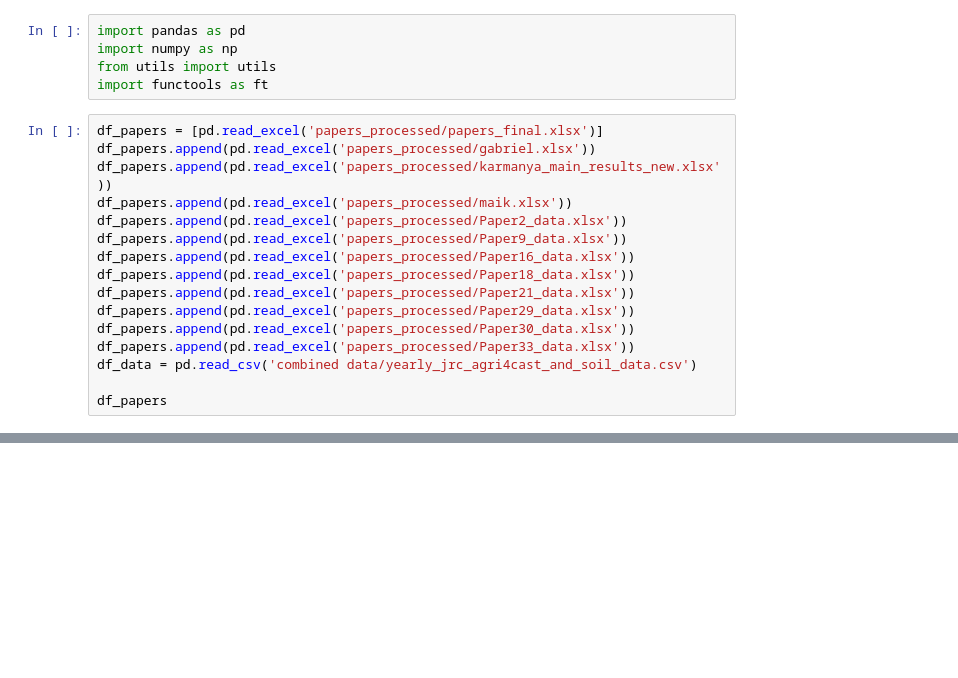
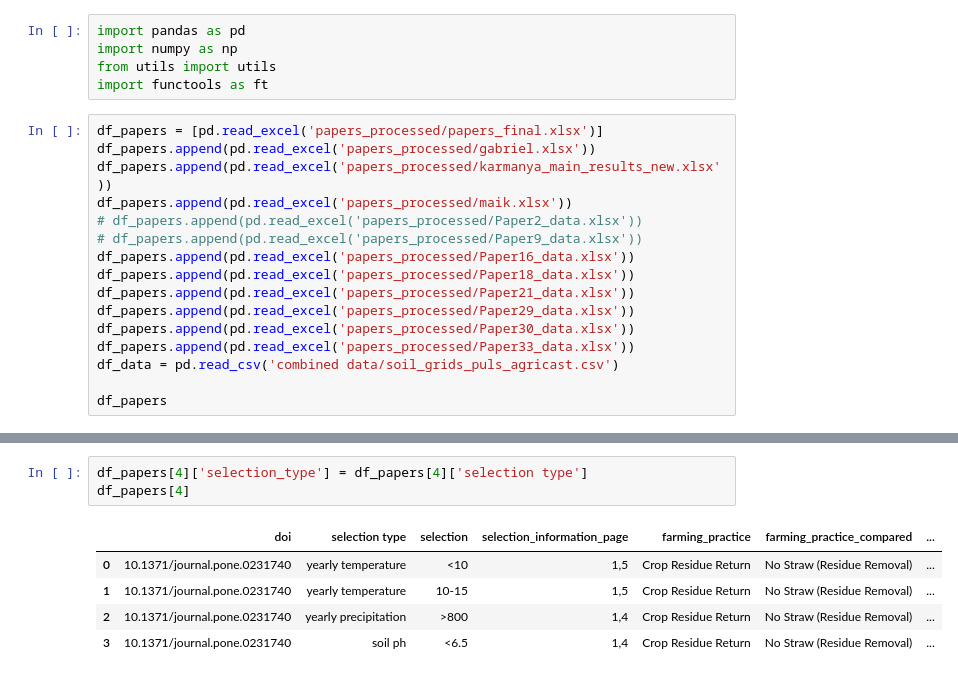
Before and after one commit to Aryyt/Master-Project-3, a Jupyter notebook: combine.ipynb, the cells around one changed output, grey strips where cells are left out. Drawn from its saved outputs; the diff is of its cells as text; blank space fills up the shorter version.

```diff
--- a/combine.ipynb
+++ b/combine.ipynb
@@ -8,15 +8,15 @@ df_papers = [pd.read_excel('papers_processed/papers_final.xlsx')]
 df_papers.append(pd.read_excel('papers_processed/gabriel.xlsx'))
 df_papers.append(pd.read_excel('papers_processed/karmanya_main_results_new.xlsx'))
 df_papers.append(pd.read_excel('papers_processed/maik.xlsx'))
-df_papers.append(pd.read_excel('papers_processed/Paper2_data.xlsx'))
-df_papers.append(pd.read_excel('papers_processed/Paper9_data.xlsx'))
+# df_papers.append(pd.read_excel('papers_processed/Paper2_data.xlsx'))
+# df_papers.append(pd.read_excel('papers_processed/Paper9_data.xlsx'))
 df_papers.append(pd.read_excel('papers_processed/Paper16_data.xlsx'))
 df_papers.append(pd.read_excel('papers_processed/Paper18_data.xlsx'))
 df_papers.append(pd.read_excel('papers_processed/Paper21_data.xlsx'))
 df_papers.append(pd.read_excel('papers_processed/Paper29_data.xlsx'))
 df_papers.append(pd.read_excel('papers_processed/Paper30_data.xlsx'))
 df_papers.append(pd.read_excel('papers_processed/Paper33_data.xlsx'))
-df_data = pd.read_csv('combined data/yearly_jrc_agri4cast_and_soil_data.csv')
+df_data = pd.read_csv('combined data/soil_grids_puls_agricast.csv')
 
 df_papers
 # %% [output]
@@ -133,3 +172,12 @@ df_papers[1]
+# %%
+df_papers[4]['selection_type'] = df_papers[4]['selection type']
+df_papers[4]
+# %% [output]
+|  | doi | selection type | selection | selection_information_page | farming_practice | farming_practice_compared | ... |
+| 0 | 10.1371/journal.pone.0231740 | yearly temperature | <10 | 1,5 | Crop Residue Return | No Straw (Residue Removal) | ... |
+| 1 | 10.1371/journal.pone.0231740 | yearly temperature | 10-15 | 1,5 | Crop Residue Return | No Straw (Residue Removal) | ... |
+| 2 | 10.1371/journal.pone.0231740 | yearly precipitation | >800 | 1,4 | Crop Residue Return | No Straw (Residue Removal) | ... |
+| 3 | 10.1371/journal.pone.0231740 | soil ph | <6.5 | 1,4 | Crop Residue Return | No Straw (Residue Removal) | ... |
 # %%
 combined = []
 for idx, data in enumerate(df_papers):
```
Also changed, not shown: parts of 14 cells of this notebook, 15 other files.
